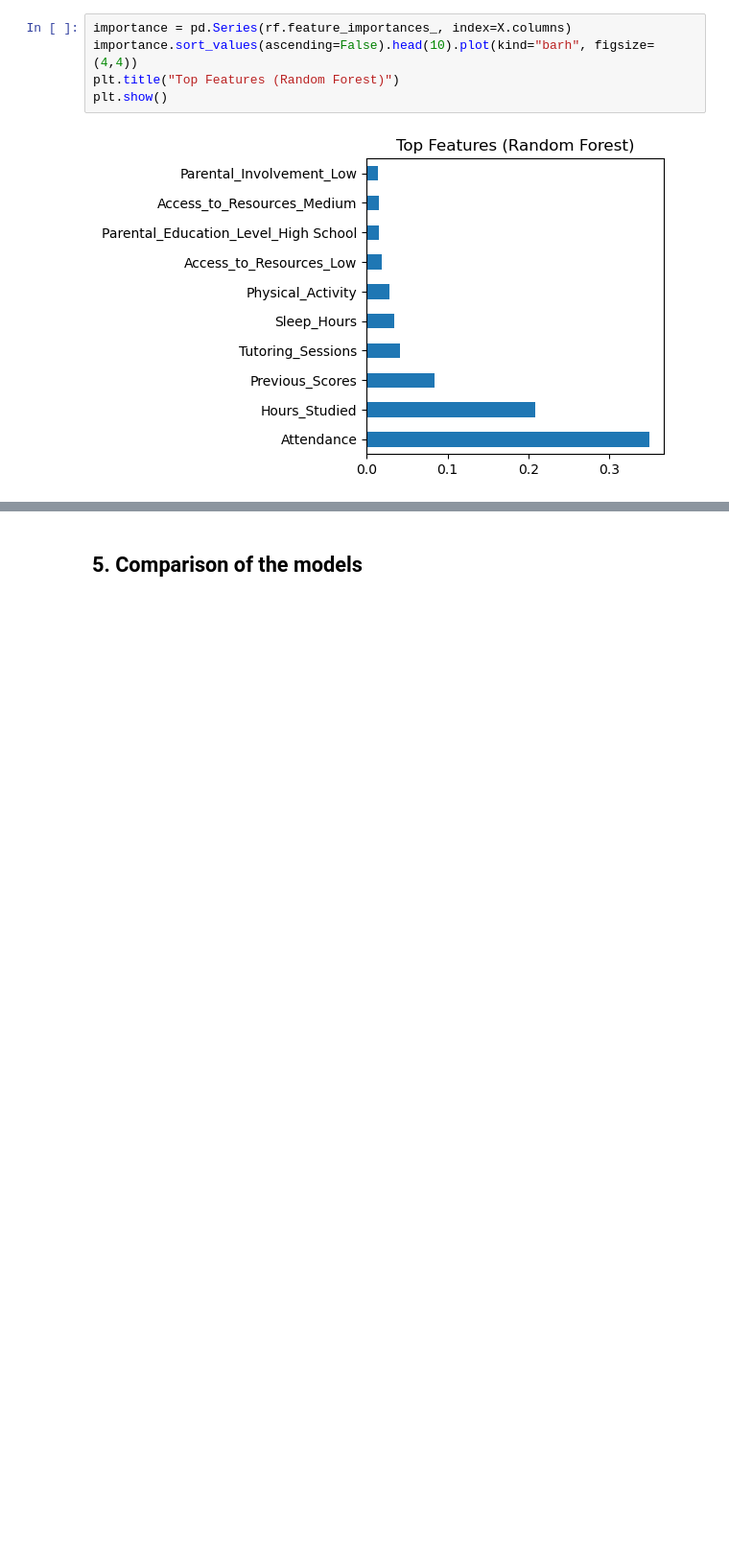
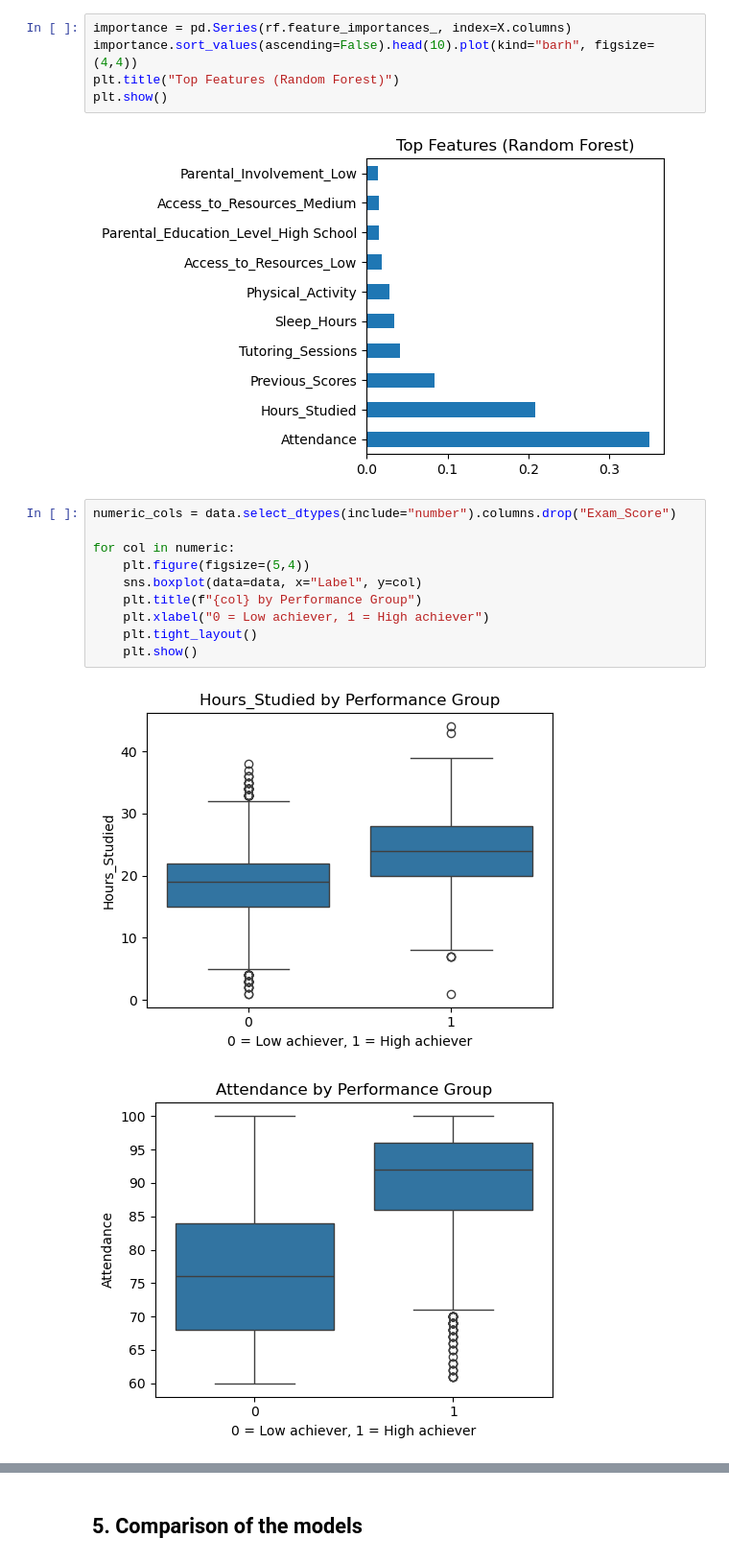
Before and after one commit to liisnele/IDS2025-performace-factors, a Jupyter notebook: StudentPerformance.ipynb, the cells around one changed output, grey strips where cells are left out. Shown: that part at 96% size. Cells and saved outputs as stored; diff of their text form; blank space fills up the shorter version.

```diff
--- a/StudentPerformance.ipynb
+++ b/StudentPerformance.ipynb
@@ -409,3 +430,16 @@ plt.title("Top Features (Random Forest)")
 plt.show()
 # %% [output]
 [figure]
+# %%
+numeric_cols = data.select_dtypes(include="number").columns.drop("Exam_Score")
+
+for col in numeric:
+    plt.figure(figsize=(5,4))
+    sns.boxplot(data=data, x="Label", y=col)
+    plt.title(f"{col} by Performance Group")
+    plt.xlabel("0 = Low achiever, 1 = High achiever")
+    plt.tight_layout()
+    plt.show()
+# %% [output]
+[figure, added]
+[figure, added]
```
Also changed, not shown: parts of 5 cells of this notebook.
